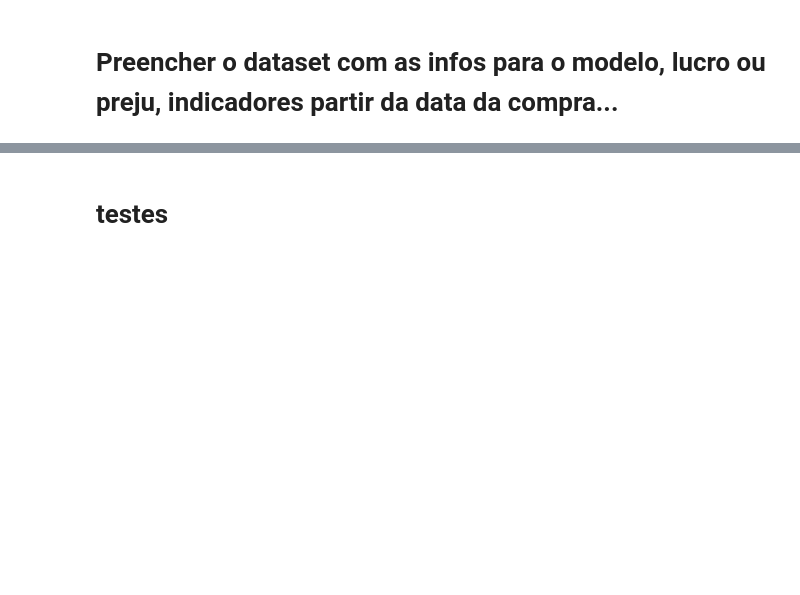
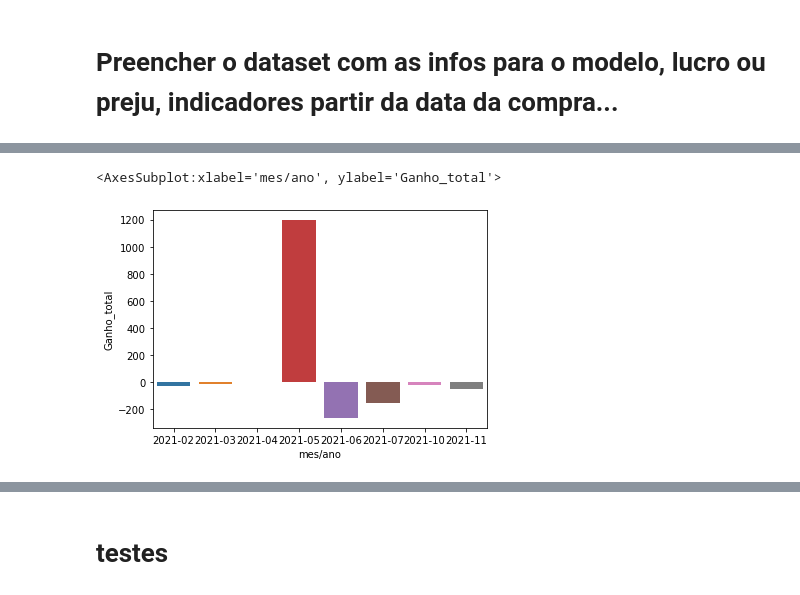
Before and after one commit to lucasvascrocha/explorador_de_ativos, a Jupyter notebook: notebooks/App.ipynb, the cells around one changed output, grey strips where cells are left out. Drawn from its saved outputs; the diff is of its cells as text; code cells hidden in the pictures; blank space fills up the shorter version.

```diff
--- a/notebooks/App.ipynb
+++ b/notebooks/App.ipynb
@@ -1163,0 +1468,5 @@ BBSE3
+# %%
+sns.barplot( x=df_grouped['mes/ano'], y=df_grouped['Ganho_total'])
+# %% [output]
+<AxesSubplot:xlabel='mes/ano', ylabel='Ganho_total'>
+[figure, added]
```
Also changed, not shown: parts of 108 cells of this notebook, 6 other files.
